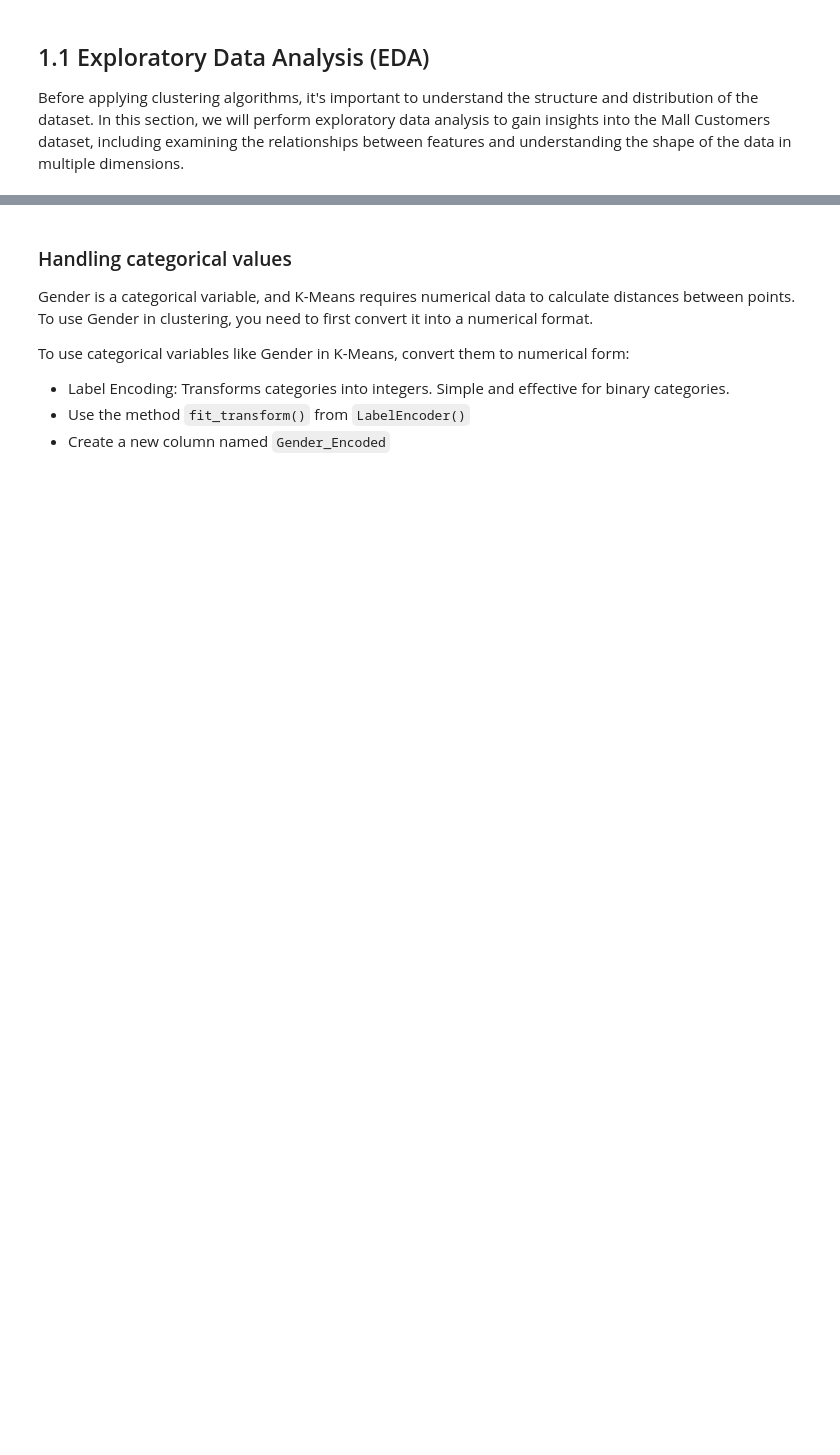
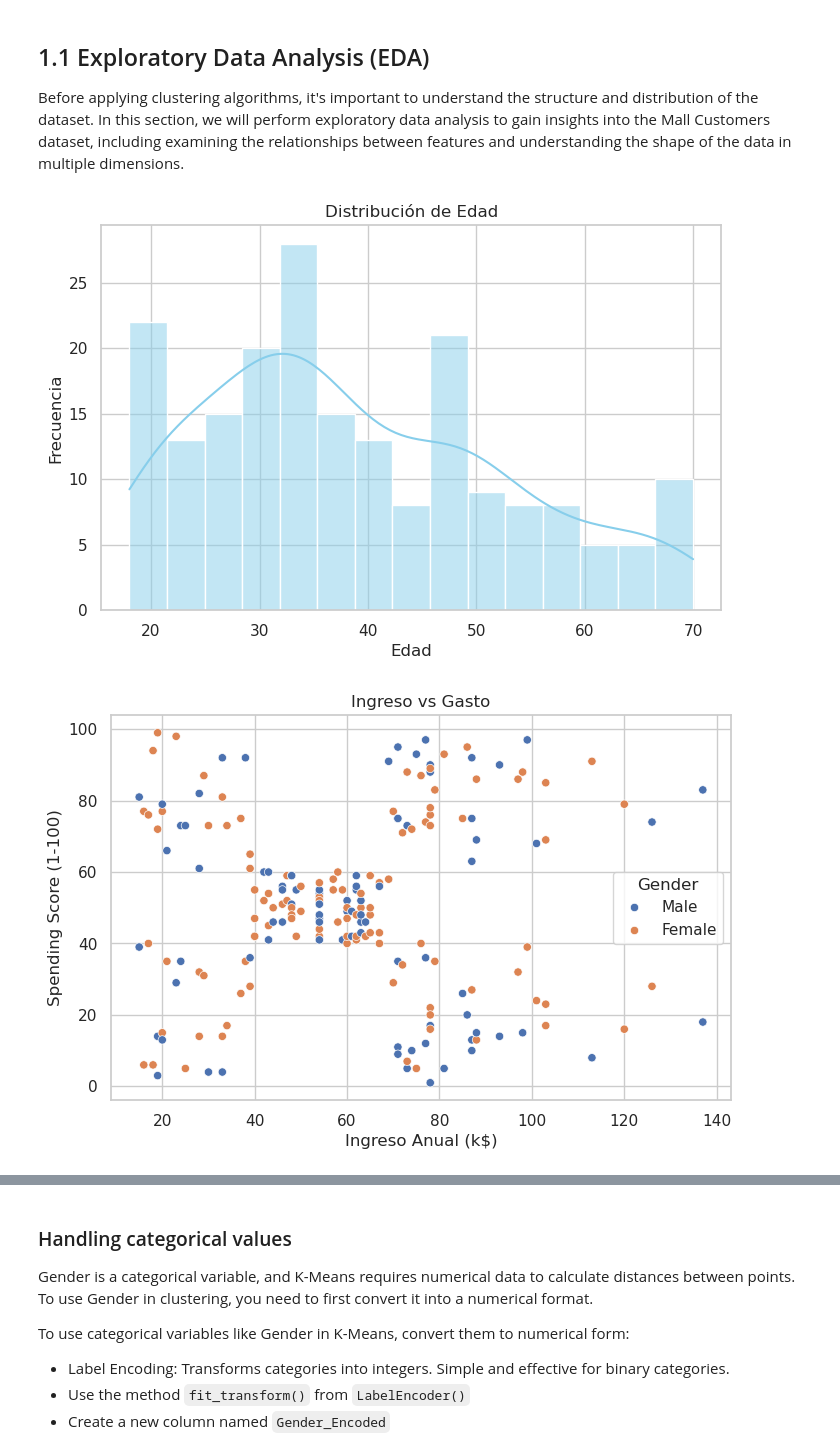
Before and after one commit to GuaSiMoTO/LAB-Unsupervised-Learning-Clustering-public, a Jupyter notebook: clustering.ipynb, the cells around one changed output, grey strips where cells are left out. Cells and saved outputs as stored; diff of their text form; code cells hidden in the pictures; blank space fills up the shorter version.

```diff
--- a/clustering.ipynb
+++ b/clustering.ipynb
@@ -29,0 +33,44 @@ Before applying clustering algorithms, it's important to understand the structur
+# %%
+# Display basic statistics about the dataset using describe()
+
+# Configuración estética
+sns.set(style='whitegrid')
+plt.rcParams['figure.figsize'] = (8, 5)
+
+
+# Distribución de Edad
+
+sns.histplot(df['Age'], bins=15, kde=True, color='skyblue')
+plt.title('Distribución de Edad')
+plt.xlabel('Edad')
+plt.ylabel('Frecuencia')
+plt.show()
+
+
+# Ingreso vs Spending Score (Scatterplot)
+
+sns.scatterplot(x='Annual Income (k$)', y='Spending Score (1-100)', data=df, hue='Gender')
+plt.title('Ingreso vs Gasto')
+plt.xlabel('Ingreso Anual (k$)')
+plt.ylabel('Spending Score (1-100)')
+plt.show()
+
+# Boxplot de Spending Score por Género
+
+sns.boxplot(x='Gender', y='Spending Score (1-100)', data=df, hue='Gender', palette='pastel', legend=False)
+plt.title('Spending Score por Género')
+plt.xlabel('Género')
+plt.ylabel('Spending Score (1-100)')
+plt.show()
+
+
+# Ingreso Anual por Género (Boxplot)
+
+sns.boxplot(x='Gender', y='Annual Income (k$)', data=df, hue='Gender', palette='Set2', legend=False)
+plt.title('Ingreso Anual por Género')
+plt.xlabel('Género')
+plt.ylabel('Ingreso Anual (k$)')
+plt.show()
+# %% [output]
+[figure, added]
+[figure, added]
```
Also changed, not shown: parts of 17 cells of this notebook.
